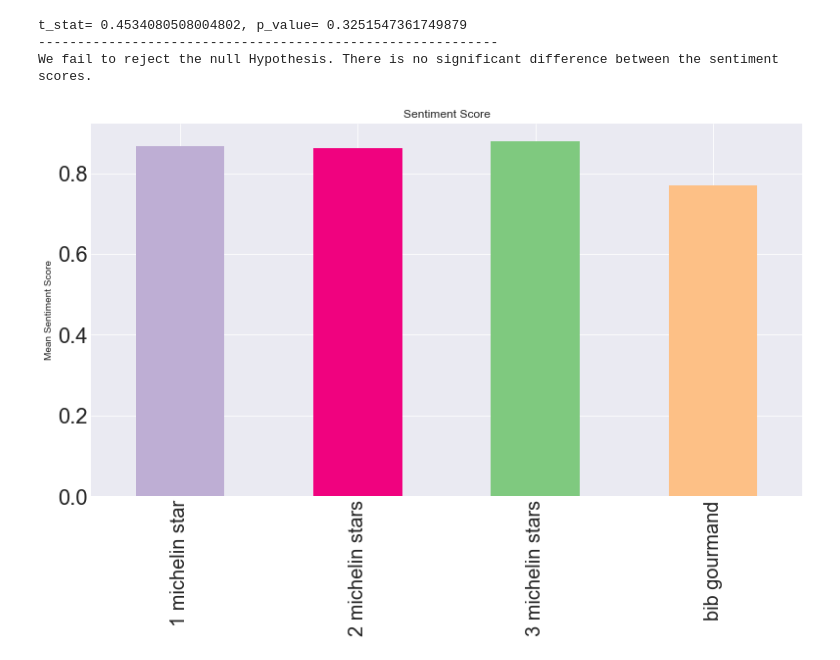
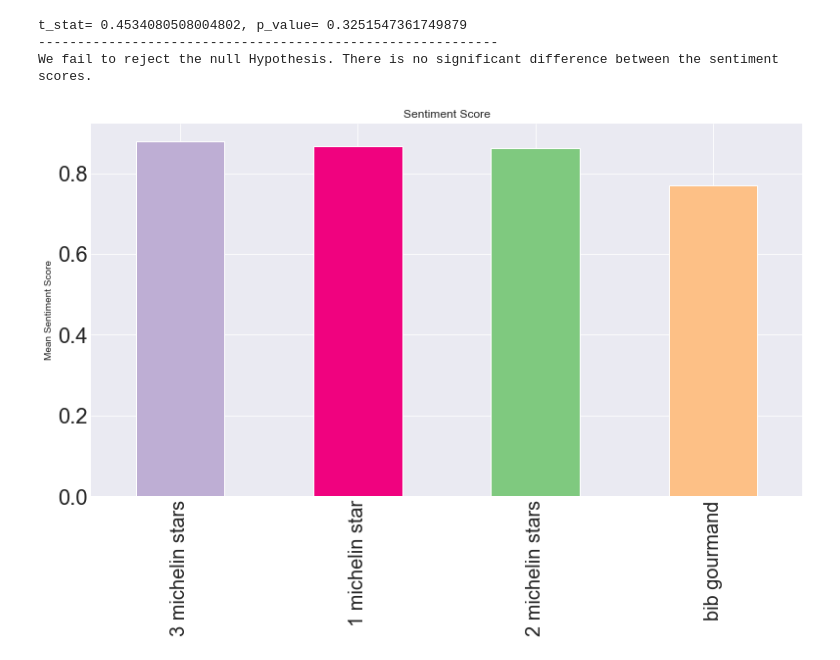
Before and after one commit to CodeupGourmands/Michelin_NLP_Capstone, a Jupyter notebook: drafts.ipynb, the cells around one changed output. Cells and saved outputs as stored; diff of their text form; code cells hidden in the pictures.

```diff
--- a/drafts.ipynb
+++ b/drafts.ipynb
@@ -103,12 +104,15 @@ t_stat= 0.4534080508004802, p_value= 0.3251547361749879
 -----------------------------------------------------------
 We fail to reject the null Hypothesis. There is no significant difference between the sentiment scores.
 # %%
-dfg = train.groupby(['award'])['sentiment'].mean()
+def sentiment_scores_bar(train):
+    dfg = train.groupby(['award'])['sentiment'].mean().sort_values(ascending= False)
 #create a bar plot
-dfg.plot(kind='bar', title='Sentiment Score', ylabel='Mean Sentiment Score',
+    dfg.plot(kind='bar', title='Sentiment Score', ylabel='Mean Sentiment Score',
          xlabel='',fontsize =20,color=['#beaed4','#f0027f','#7fc97f','#fdc086'])
-plt.xticks(fontsize=20)
-plt.yticks(fontsize=22)
-plt.show()
+    plt.xticks(fontsize=20)
+    plt.yticks(fontsize=22)
+    plt.show()
-# %% [output]
-[figure, removed]
+# %%
+sentiment_scores_bar(train)
+# %% [output]
+[figure, added]
```
Also changed, not shown: parts of 3 cells of this notebook, 2 other files.
